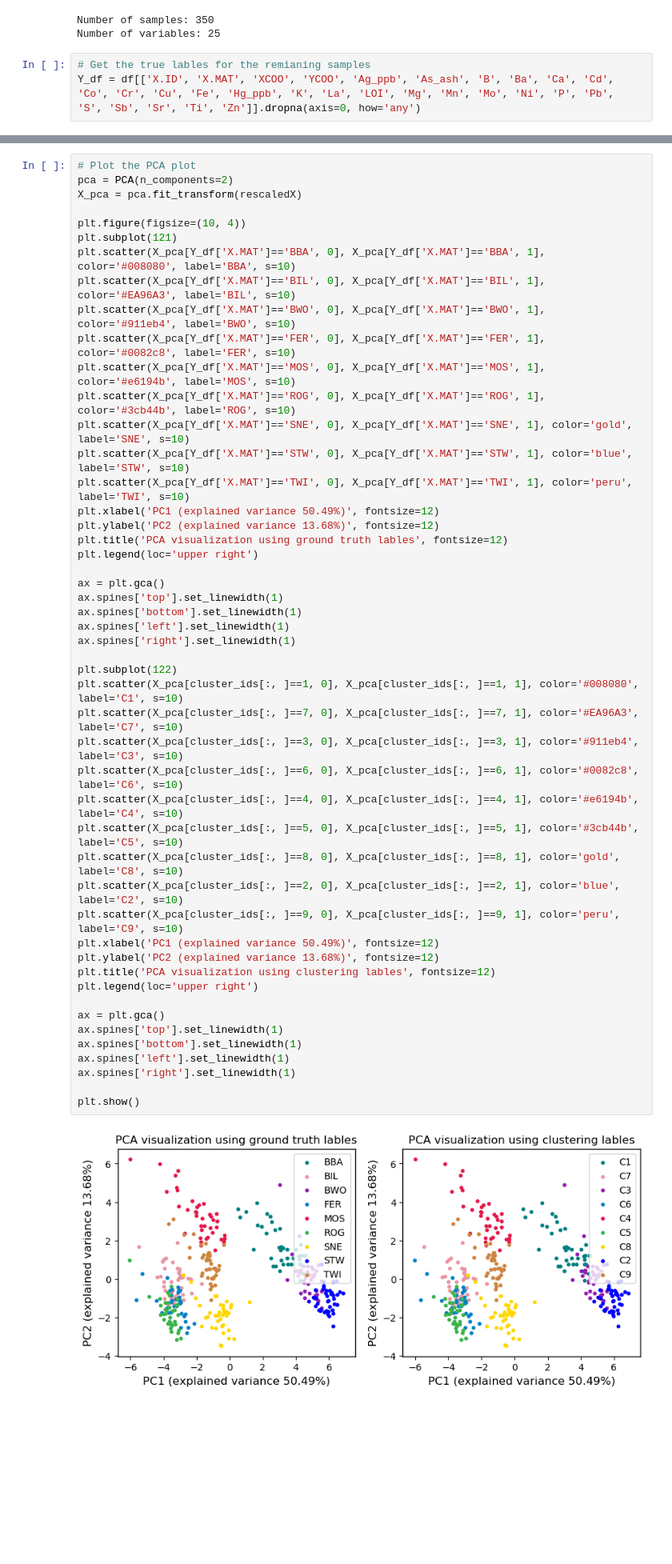
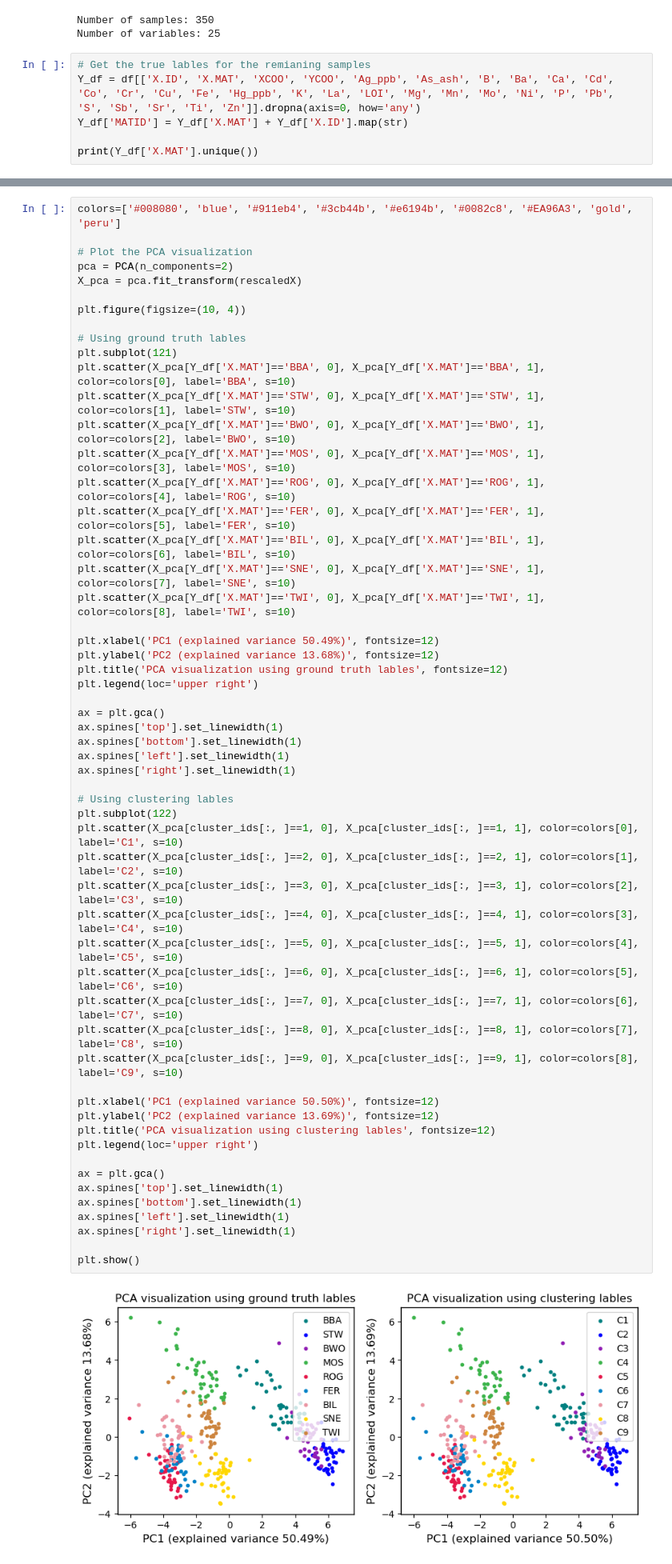
Before and after one commit to jyangfsu/geochemical-t-SNE, a Jupyter notebook: OsloTransect/OsloTransect.ipynb, the cells around one changed output, grey strips where cells are left out. Shown at 80% size. Saved outputs shown, nothing was run; the diff lists cells and outputs as text; blank space fills up the shorter version.

```diff
--- a/OsloTransect/OsloTransect.ipynb
+++ b/OsloTransect/OsloTransect.ipynb
@@ -68,3 +67,6 @@ Number of variables: 25
 # %%
 # Get the true lables for the remianing samples
 Y_df = df[['X.ID', 'X.MAT', 'XCOO', 'YCOO', 'Ag_ppb', 'As_ash', 'B', 'Ba', 'Ca', 'Cd', 'Co', 'Cr', 'Cu', 'Fe', 'Hg_ppb', 'K', 'La', 'LOI', 'Mg', 'Mn', 'Mo', 'Ni', 'P', 'Pb', 'S', 'Sb', 'Sr', 'Ti', 'Zn']].dropna(axis=0, how='any')
+Y_df['MATID'] = Y_df['X.MAT'] + Y_df['X.ID'].map(str)
+
+print(Y_df['X.MAT'].unique())
@@ -184,56 +191,63 @@ for i in range(n_parameters):
 # %% [output]
 [figure]
 # %%
-# Plot the PCA plot
+colors=['#008080', 'blue', '#911eb4', '#3cb44b', '#e6194b', '#0082c8', '#EA96A3', 'gold', 'peru']
+
+# Plot the PCA visualization
 pca = PCA(n_components=2)
 X_pca = pca.fit_transform(rescaledX)
 
 plt.figure(figsize=(10, 4))
+
+# Using ground truth lables
 plt.subplot(121)
-plt.scatter(X_pca[Y_df['X.MAT']=='BBA', 0], X_pca[Y_df['X.MAT']=='BBA', 1], color='#008080', label='BBA', s=10)
-plt.scatter(X_pca[Y_df['X.MAT']=='BIL', 0], X_pca[Y_df['X.MAT']=='BIL', 1], color='#EA96A3', label='BIL', s=10)
-plt.scatter(X_pca[Y_df['X.MAT']=='BWO', 0], X_pca[Y_df['X.MAT']=='BWO', 1], color='#911eb4', label='BWO', s=10)
-plt.scatter(X_pca[Y_df['X.MAT']=='FER', 0], X_pca[Y_df['X.MAT']=='FER', 1], color='#0082c8', label='FER', s=10)
-plt.scatter(X_pca[Y_df['X.MAT']=='MOS', 0], X_pca[Y_df['X.MAT']=='MOS', 1], color='#e6194b', label='MOS', s=10)
-plt.scatter(X_pca[Y_df['X.MAT']=='ROG', 0], X_pca[Y_df['X.MAT']=='ROG', 1], color='#3cb44b', label='ROG', s=10)
-plt.scatter(X_pca[Y_df['X.MAT']=='SNE', 0], X_pca[Y_df['X.MAT']=='SNE', 1], color='gold',    label='SNE', s=10)
-plt.scatter(X_pca[Y_df['X.MAT']=='STW', 0], X_pca[Y_df['X.MAT']=='STW', 1], color='blue',    label='STW', s=10)
-plt.scatter(X_pca[Y_df['X.MAT']=='TWI', 0], X_pca[Y_df['X.MAT']=='TWI', 1], color='peru',    label='TWI', s=10)
+plt.scatter(X_pca[Y_df['X.MAT']=='BBA', 0], X_pca[Y_df['X.MAT']=='BBA', 1], color=colors[0], label='BBA', s=10)
+plt.scatter(X_pca[Y_df['X.MAT']=='STW', 0], X_pca[Y_df['X.MAT']=='STW', 1], color=colors[1], label='STW', s=10)
+plt.scatter(X_pca[Y_df['X.MAT']=='BWO', 0], X_pca[Y_df['X.MAT']=='BWO', 1], color=colors[2], label='BWO', s=10)
+plt.scatter(X_pca[Y_df['X.MAT']=='MOS', 0], X_pca[Y_df['X.MAT']=='MOS', 1], color=colors[3], label='MOS', s=10)
+plt.scatter(X_pca[Y_df['X.MAT']=='ROG', 0], X_pca[Y_df['X.MAT']=='ROG', 1], color=colors[4], label='ROG', s=10)
+plt.scatter(X_pca[Y_df['X.MAT']=='FER', 0], X_pca[Y_df['X.MAT']=='FER', 1], color=colors[5], label='FER', s=10)
+plt.scatter(X_pca[Y_df['X.MAT']=='BIL', 0], X_pca[Y_df['X.MAT']=='BIL', 1], color=colors[6], label='BIL', s=10)
+plt.scatter(X_pca[Y_df['X.MAT']=='SNE', 0], X_pca[Y_df['X.MAT']=='SNE', 1], color=colors[7], label='SNE', s=10)
+plt.scatter(X_pca[Y_df['X.MAT']=='TWI', 0], X_pca[Y_df['X.MAT']=='TWI', 1], color=colors[8], label='TWI', s=10)
+
 plt.xlabel('PC1 (explained variance 50.49%)', fontsize=12)
 plt.ylabel('PC2 (explained variance 13.68%)', fontsize=12)
 plt.title('PCA visualization using ground truth lables', fontsize=12)
 plt.legend(loc='upper right')
 
 ax = plt.gca()
 ax.spines['top'].set_linewidth(1)
 ax.spines['bottom'].set_linewidth(1)
 ax.spines['left'].set_linewidth(1)
 ax.spines['right'].set_linewidth(1)
 
+# Using clustering lables
 plt.subplot(122)
-plt.scatter(X_pca[cluster_ids[:, ]==1, 0], X_pca[cluster_ids[:, ]==1, 1], color='#008080', label='C1', s=10)
-plt.scatter(X_pca[cluster_ids[:, ]==7, 0], X_pca[cluster_ids[:, ]==7, 1], color='#EA96A3', label='C7', s=10)
-plt.scatter(X_pca[cluster_ids[:, ]==3, 0], X_pca[cluster_ids[:, ]==3, 1], color='#911eb4', label='C3', s=10)
-plt.scatter(X_pca[cluster_ids[:, ]==6, 0], X_pca[cluster_ids[:, ]==6, 1], color='#0082c8', label='C6', s=10)
-plt.scatter(X_pca[cluster_ids[:, ]==4, 0], X_pca[cluster_ids[:, ]==4, 1], color='#e6194b', label='C4', s=10)
-plt.scatter(X_pca[cluster_ids[:, ]==5, 0], X_pca[cluster_ids[:, ]==5, 1], color='#3cb44b', label='C5', s=10)
-plt.scatter(X_pca[cluster_ids[:, ]==8, 0], X_pca[cluster_ids[:, ]==8, 1], color='gold',    label='C8', s=10)
-plt.scatter(X_pca[cluster_ids[:, ]==2, 0], X_pca[cluster_ids[:, ]==2, 1], color='blue',    label='C2', s=10)
-plt.scatter(X_pca[cluster_ids[:, ]==9, 0], X_pca[cluster_ids[:, ]==9, 1], color='peru',    label='C9', s=10)
-plt.xlabel('PC1 (explained variance 50.49%)', fontsize=12)
-plt.ylabel('PC2 (explained variance 13.68%)', fontsize=12)
+plt.scatter(X_pca[cluster_ids[:, ]==1, 0], X_pca[cluster_ids[:, ]==1, 1], color=colors[0], label='C1', s=10)
+plt.scatter(X_pca[cluster_ids[:, ]==2, 0], X_pca[cluster_ids[:, ]==2, 1], color=colors[1], label='C2', s=10)
+plt.scatter(X_pca[cluster_ids[:, ]==3, 0], X_pca[cluster_ids[:, ]==3, 1], color=colors[2], label='C3', s=10)
+plt.scatter(X_pca[cluster_ids[:, ]==4, 0], X_pca[cluster_ids[:, ]==4, 1], color=colors[3], label='C4', s=10)
+plt.scatter(X_pca[cluster_ids[:, ]==5, 0], X_pca[cluster_ids[:, ]==5, 1], color=colors[4], label='C5', s=10)
+plt.scatter(X_pca[cluster_ids[:, ]==6, 0], X_pca[cluster_ids[:, ]==6, 1], color=colors[5], label='C6', s=10)
+plt.scatter(X_pca[cluster_ids[:, ]==7, 0], X_pca[cluster_ids[:, ]==7, 1], color=colors[6], label='C7', s=10)
+plt.scatter(X_pca[cluster_ids[:, ]==8, 0], X_pca[cluster_ids[:, ]==8, 1], color=colors[7], label='C8', s=10)
+plt.scatter(X_pca[cluster_ids[:, ]==9, 0], X_pca[cluster_ids[:, ]==9, 1], color=colors[8], label='C9', s=10)
+
+plt.xlabel('PC1 (explained variance 50.50%)', fontsize=12)
+plt.ylabel('PC2 (explained variance 13.69%)', fontsize=12)
 plt.title('PCA visualization using clustering lables', fontsize=12)
 plt.legend(loc='upper right')
 
 ax = plt.gca()
 ax.spines['top'].set_linewidth(1)
 ax.spines['bottom'].set_linewidth(1)
 ax.spines['left'].set_linewidth(1)
 ax.spines['right'].set_linewidth(1)
 
 plt.show()
 # %% [output]
-[figure, old version]
+[figure, new version]
 # %% [markdown]
 ## t-SNE visualization
 # %%
```
Also changed, not shown: parts of 9 cells of this notebook, 1 other file.
